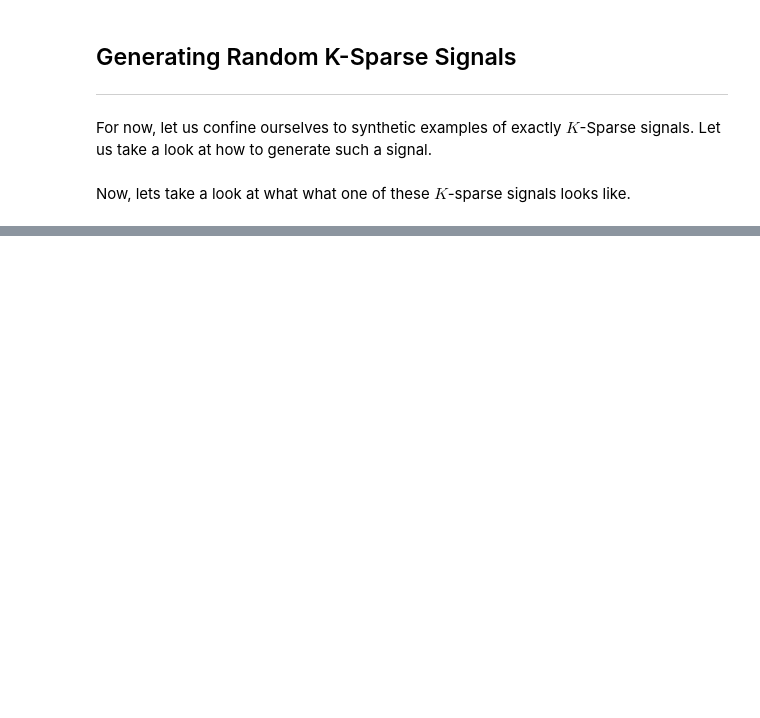
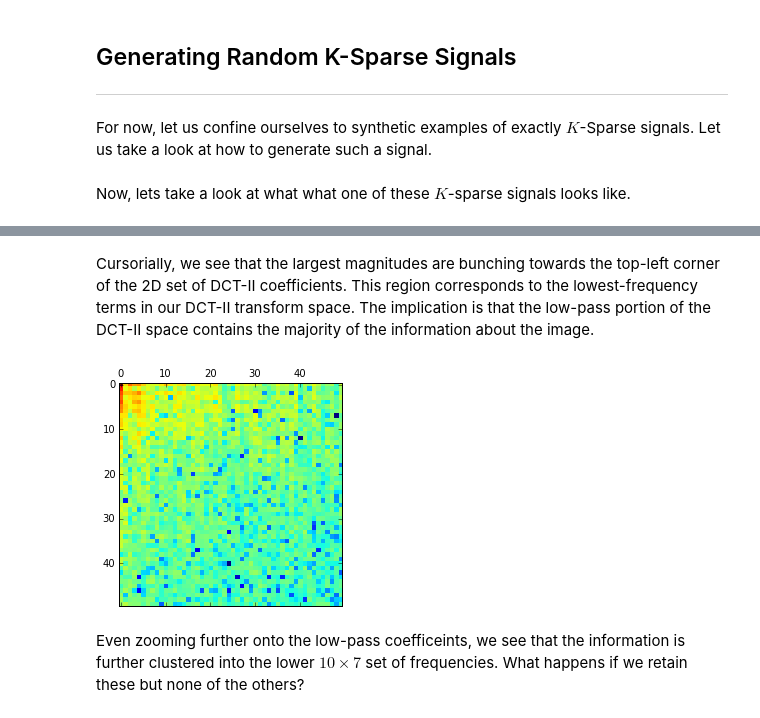
Before and after one commit to eric-tramel/PyIntroCS, a Jupyter notebook: 1_Sparsity.ipynb, the cells around one changed output, grey strips where cells are left out. Drawn from its saved outputs; the diff is of its cells as text; code cells hidden in the pictures; blank space fills up the shorter version.

```diff
--- a/1_Sparsity.ipynb
+++ b/1_Sparsity.ipynb
@@ -131,0 +410,9 @@ plt.plot(F)
+# %% [markdown]
+Cursorially, we see that the largest magnitudes are bunching towards the top-left corner of the 2D set of DCT-II coefficients. This region corresponds to the lowest-frequency terms in our DCT-II transform space. The implication is that the low-pass portion of the DCT-II space contains the majority of the information about the image.
+# %%
+plt.matshow(np.log10(np.abs(Xdct[0:50,0:50])));
+plt.jet()
+# %% [output]
+[figure, added]
+# %% [markdown]
+Even zooming further onto the low-pass coefficeints, we see that the information is further clustered into the lower $10\times 7$ set of frequencies. What happens if we retain these but none of the others?
```
Also changed, not shown: parts of 78 cells of this notebook, 5 other files.
